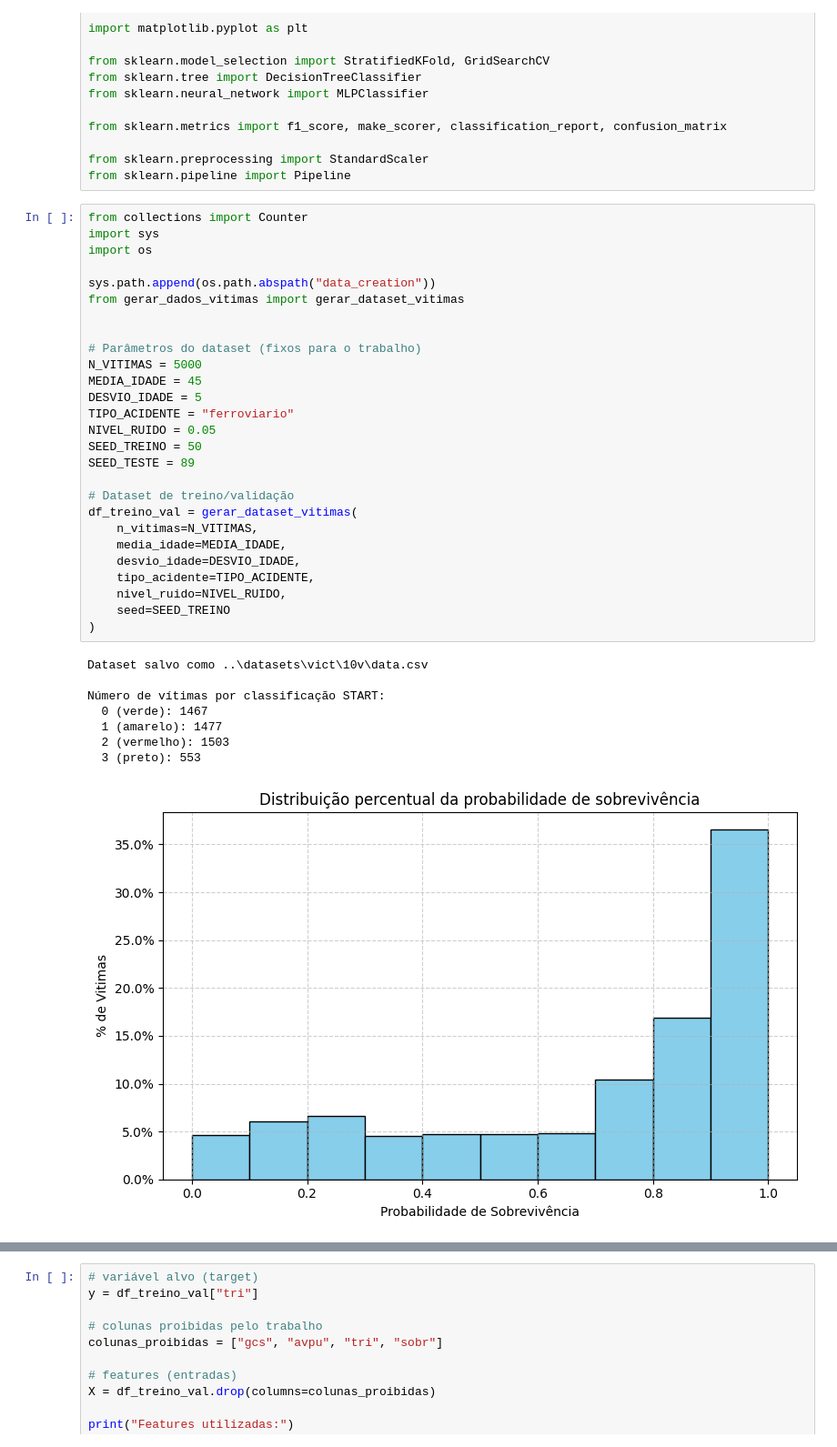
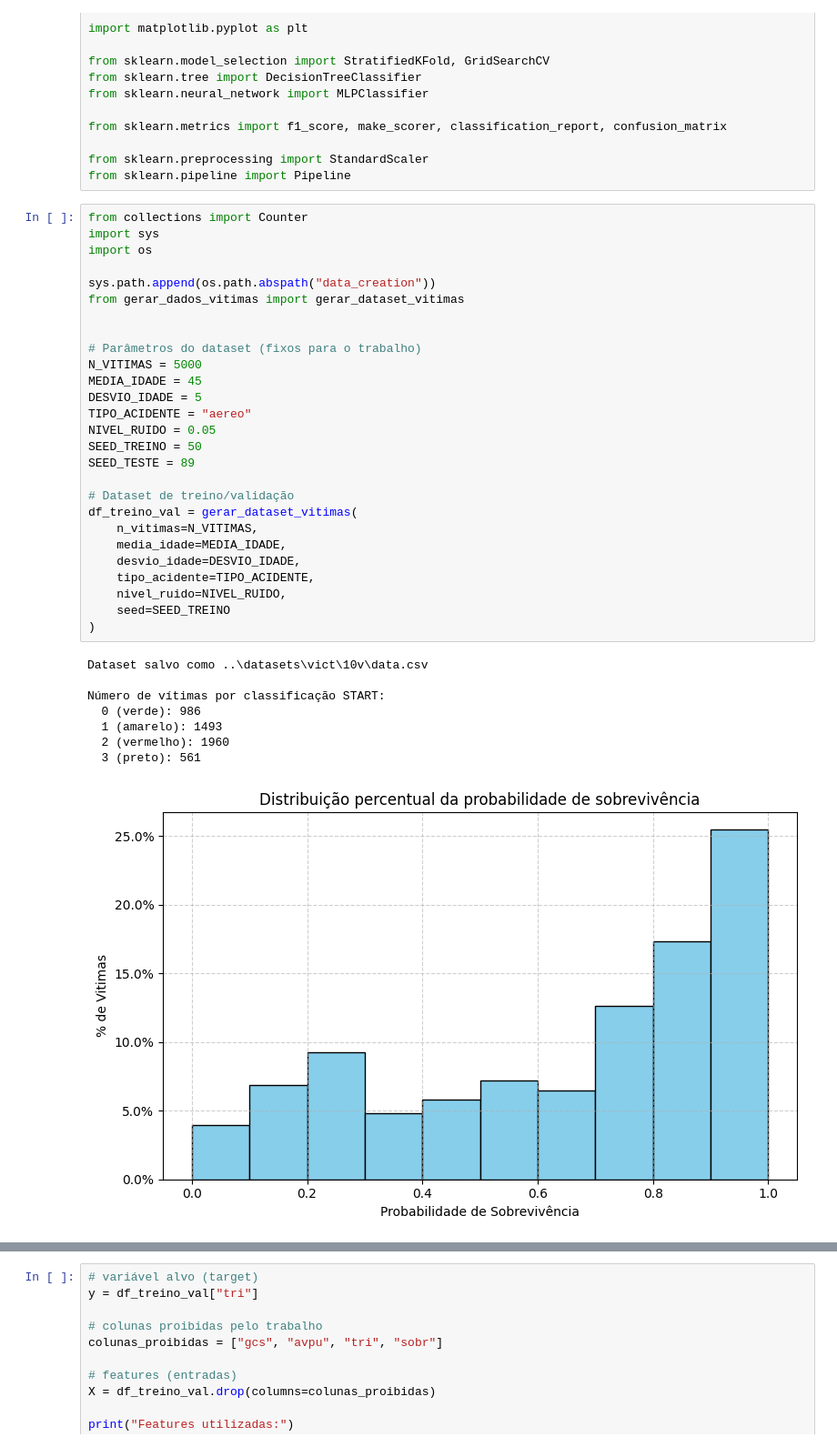
Before and after one commit to MatheusLoureiro2003/Classificao-Sistemas-Inteligentes, a Jupyter notebook: data_creation/Classificacao.ipynb, the cells around one changed output, grey strips where cells are left out. Shown at 91% size. Saved outputs shown, nothing was run; the diff lists cells and outputs as text.

```diff
--- a/data_creation/Classificacao.ipynb
+++ b/data_creation/Classificacao.ipynb
@@ -15,39 +15,39 @@ from sklearn.pipeline import Pipeline
 # %%
 from collections import Counter
 import sys
 import os
 
 sys.path.append(os.path.abspath("data_creation"))
 from gerar_dados_vitimas import gerar_dataset_vitimas
 
 
 # Parâmetros do dataset (fixos para o trabalho)
 N_VITIMAS = 5000
 MEDIA_IDADE = 45
 DESVIO_IDADE = 5
-TIPO_ACIDENTE = "ferroviario"
+TIPO_ACIDENTE = "aereo"
 NIVEL_RUIDO = 0.05
 SEED_TREINO = 50
 SEED_TESTE = 89
 
 # Dataset de treino/validação
 df_treino_val = gerar_dataset_vitimas(
     n_vitimas=N_VITIMAS,
     media_idade=MEDIA_IDADE,
     desvio_idade=DESVIO_IDADE,
     tipo_acidente=TIPO_ACIDENTE,
     nivel_ruido=NIVEL_RUIDO,
     seed=SEED_TREINO
 )
 # %% [output]
 Dataset salvo como ..\datasets\vict\10v\data.csv
 
 Número de vítimas por classificação START:
-  0 (verde): 1467
-  1 (amarelo): 1477
-  2 (vermelho): 1503
-  3 (preto): 553
+  0 (verde): 986
+  1 (amarelo): 1493
+  2 (vermelho): 1960
+  3 (preto): 561
-[figure, old version]
+[figure, new version]
 # %%
 print("Formato do dataset:", df_treino_val.shape)
 
```
Also changed, not shown: parts of 12 cells of this notebook, 2 other files.
